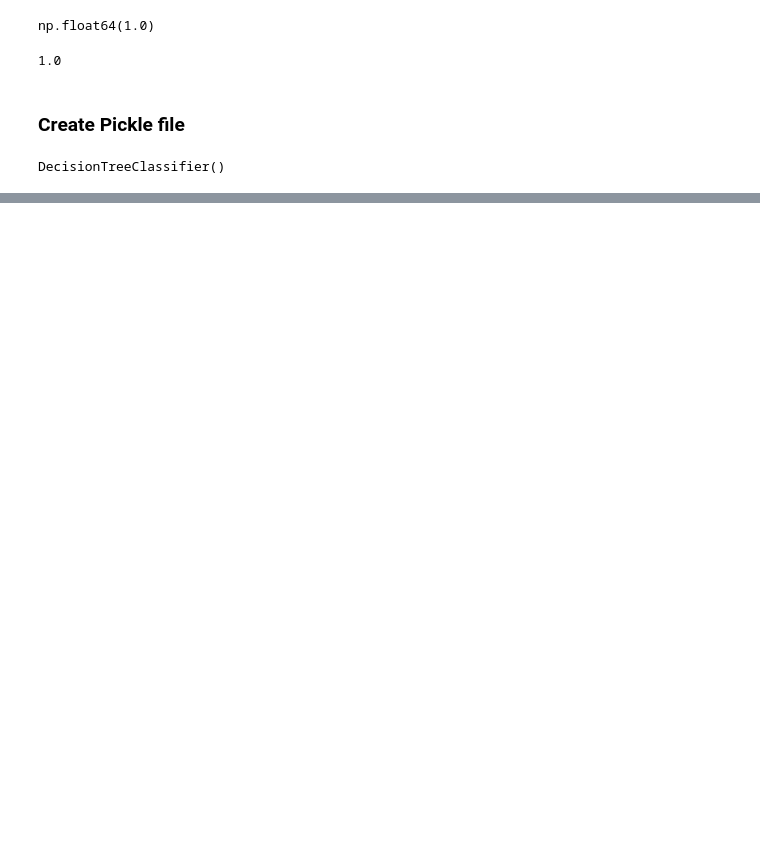
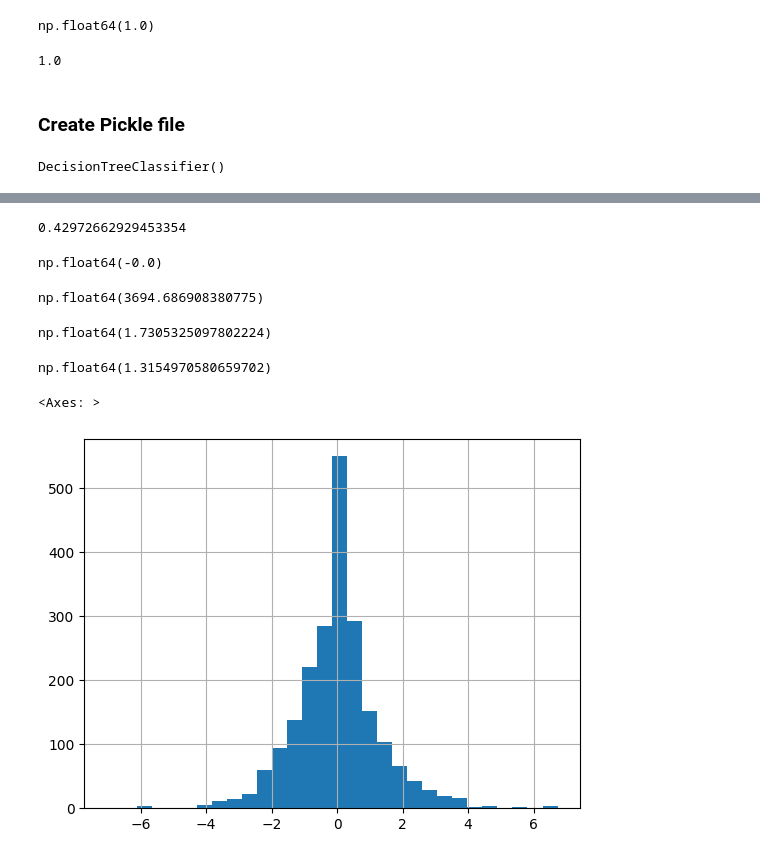
Before and after one commit to Mahdi90s/Python_repository, a Jupyter notebook: Algorithmic_Trading.ipynb, the cells around one changed output, grey strips where cells are left out. Drawn from its saved outputs; the diff is of its cells as text; code cells hidden in the pictures; blank space fills up the shorter version.

```diff
--- a/Algorithmic_Trading.ipynb
+++ b/Algorithmic_Trading.ipynb
@@ -391,0 +608,6 @@ with open('model_dt_classification.pkl', 'wb') as f:
+# %%
+y_pred = model_dt.predict(X=explanatory)
+
+df_pred = df[['Ch_tomorrow']].copy()
+df_pred['pred'] = y_pred
+df_pred
@@ -391,0 +629,32 @@ with open('model_dt_classification.pkl', 'wb') as f:
+# %%
+result = model_dt.score (X=explanatory, y=target)
+
+result
+# %% [output]
+0.42972662929453354
+# %%
+df_pred['error'] = df_pred.pred - df_pred.Ch_tomorrow
+df_pred.error.sum().round(2)
+# %% [output]
+np.float64(-0.0)
+# %%
+df_pred['error2'] = df_pred.error ** 2
+sse = df_pred.error2.sum()
+sse
+# %% [output]
+np.float64(3694.686908380775)
+# %%
+mse = df_pred.error2.mean()
+mse
+# %% [output]
+np.float64(1.7305325097802224)
+# %%
+rmse = np.sqrt(mse)
+rmse
+# %% [output]
+np.float64(1.3154970580659702)
+# %%
+df_pred.error.hist(bins=30)
+# %% [output]
+<Axes: >
+[figure, added]
```
Also changed, not shown: parts of 47 cells of this notebook, 3 other files.
